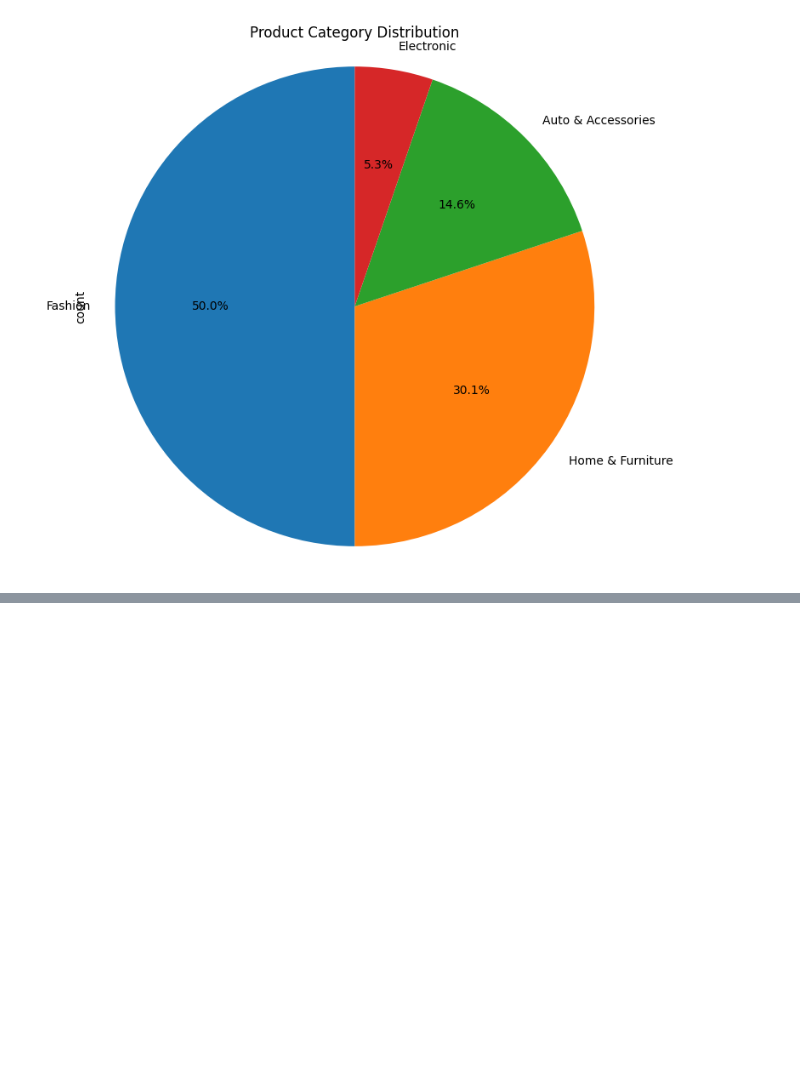
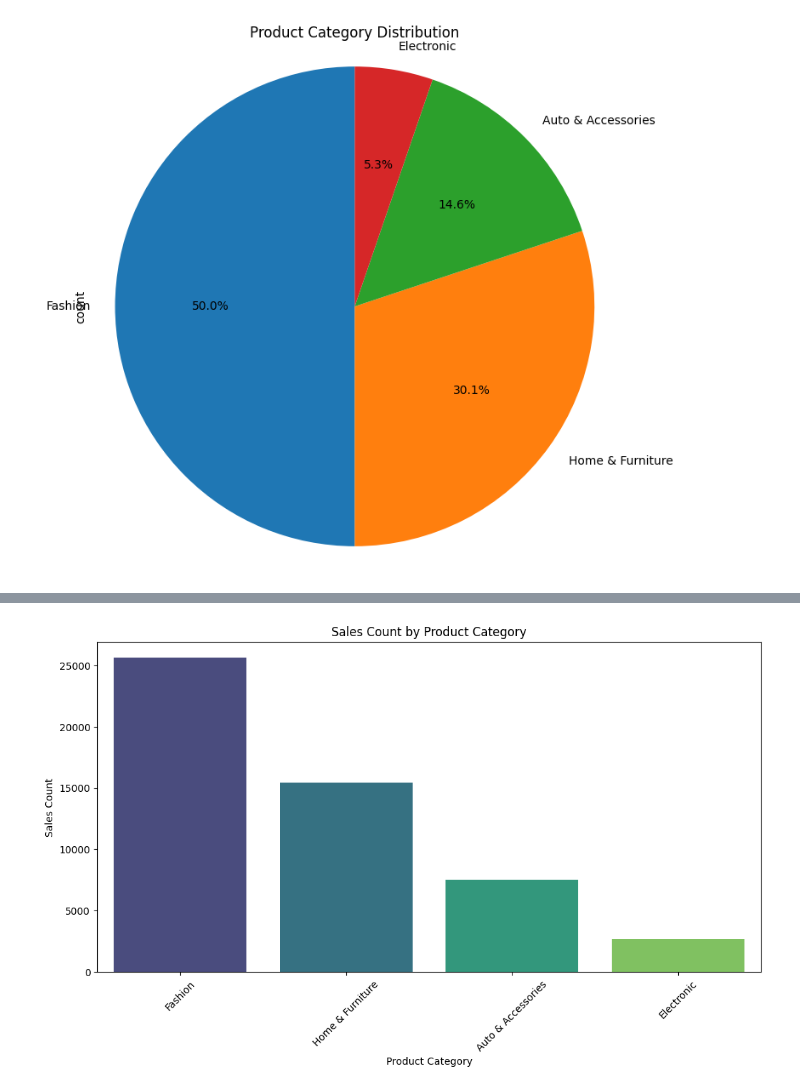
Before and after one commit to Jluisfeltrer/ecmn_cloud, a Jupyter notebook: cuadernos/C3.ipynb, the cells around one changed output, grey strips where cells are left out. Saved outputs shown, nothing was run; the diff lists cells and outputs as text; code cells hidden in the pictures; blank space fills up the shorter version.

```diff
--- a/cuadernos/C3.ipynb
+++ b/cuadernos/C3.ipynb
@@ -167,0 +307,17 @@ plt.show()
+# %%
+# muestrame las ventas mas relevantes por categoria y muestra en un grafico
+import pandas as pd
+import matplotlib.pyplot as plt
+import seaborn as sns
+df['Product_Category'] = df['Product_Category'].astype(str)  # Ensure the column is treated as categorical
+category_sales = df['Product_Category'].value_counts().reset_index()
+category_sales.columns = ['Product_Category', 'Sales_Count']
+plt.figure(figsize=(12, 6))
+sns.barplot(data=category_sales, x='Product_Category', y='Sales_Count', palette='viridis')
+plt.title('Sales Count by Product Category')
+plt.xlabel('Product Category')
+plt.ylabel('Sales Count')
+plt.xticks(rotation=45)
+plt.show()
+# %% [output]
+[figure, added]
```
Also changed, not shown: parts of 22 cells of this notebook.
